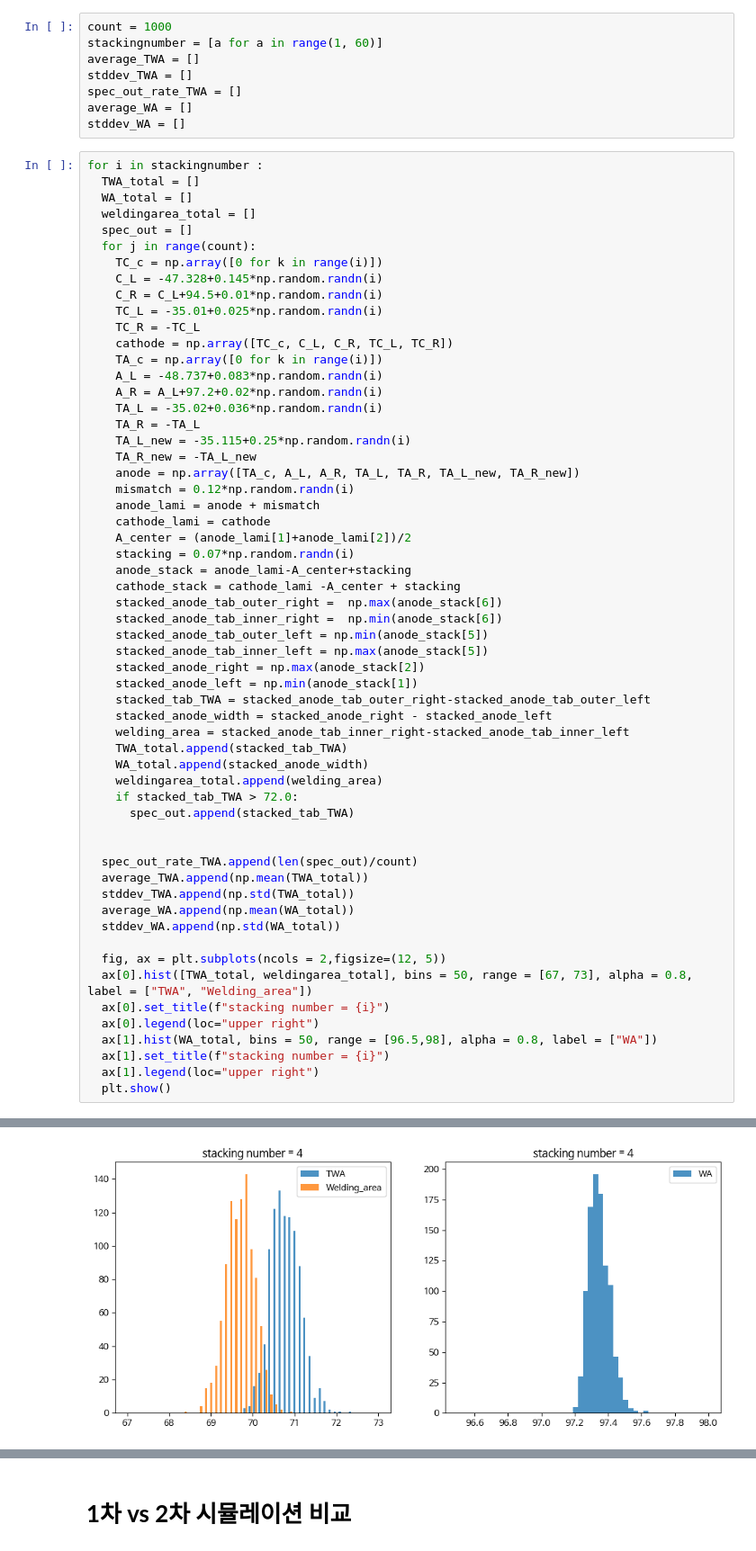
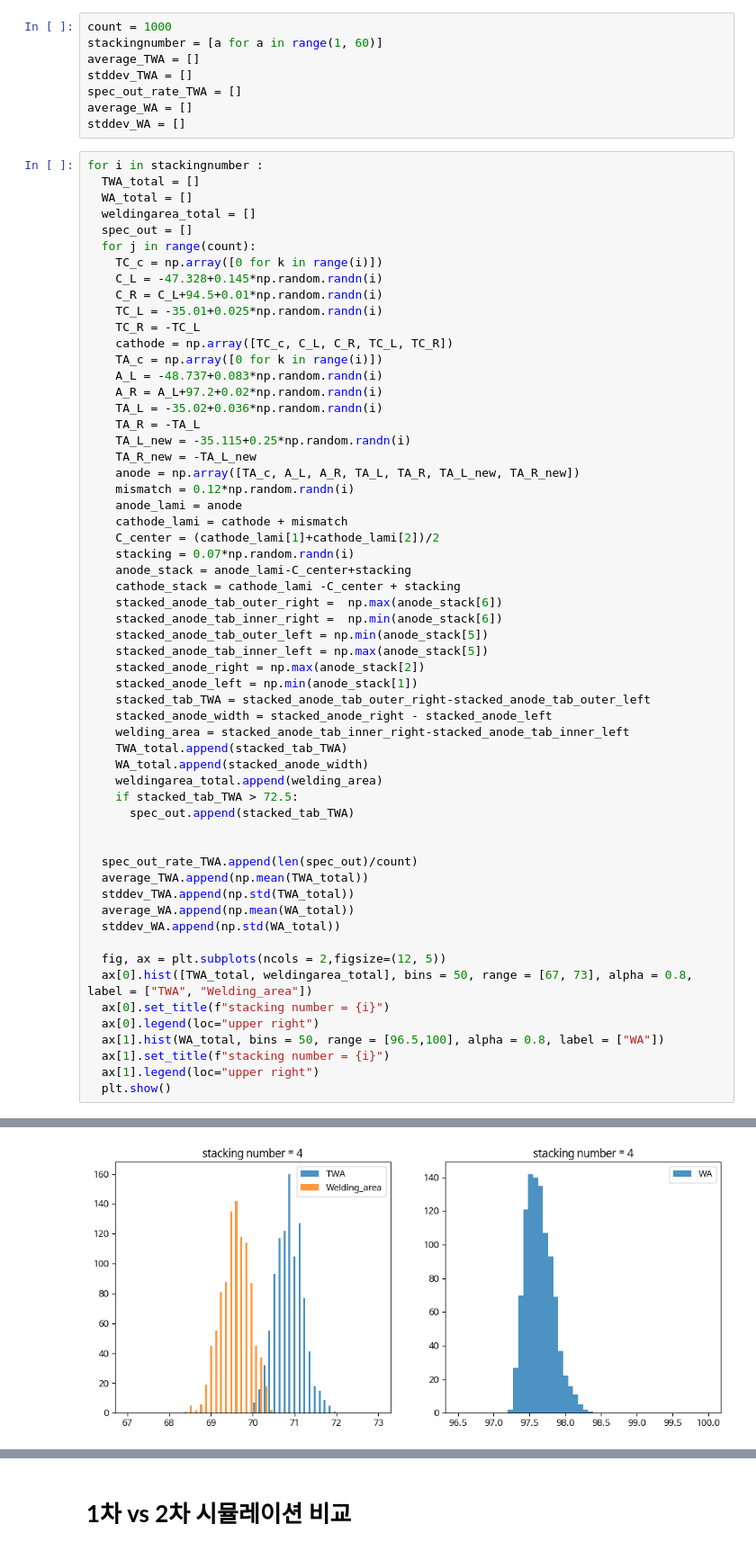
Before and after one commit to mkmin1245/study, a Jupyter notebook: 스택셀탭폭시뮬레이션_최종.ipynb, the cells around one changed output, grey strips where cells are left out. Shown at 90% size. Saved outputs shown, nothing was run; the diff lists cells and outputs as text.

```diff
--- a/스택셀탭폭시뮬레이션_최종.ipynb
+++ b/스택셀탭폭시뮬레이션_최종.ipynb
@@ -137,12 +131,12 @@ for i in stackingnumber :
     TA_R_new = -TA_L_new
     anode = np.array([TA_c, A_L, A_R, TA_L, TA_R, TA_L_new, TA_R_new])
     mismatch = 0.12*np.random.randn(i)
-    anode_lami = anode + mismatch
-    cathode_lami = cathode
-    A_center = (anode_lami[1]+anode_lami[2])/2
+    anode_lami = anode
+    cathode_lami = cathode + mismatch
+    C_center = (cathode_lami[1]+cathode_lami[2])/2
     stacking = 0.07*np.random.randn(i)
-    anode_stack = anode_lami-A_center+stacking
-    cathode_stack = cathode_lami -A_center + stacking
+    anode_stack = anode_lami-C_center+stacking
+    cathode_stack = cathode_lami -C_center + stacking
     stacked_anode_tab_outer_right =  np.max(anode_stack[6])
     stacked_anode_tab_inner_right =  np.min(anode_stack[6])
     stacked_anode_tab_outer_left = np.min(anode_stack[5])
@@ -155,7 +149,7 @@ for i in stackingnumber :
     TWA_total.append(stacked_tab_TWA)
     WA_total.append(stacked_anode_width)
     weldingarea_total.append(welding_area)
-    if stacked_tab_TWA > 72.0:
+    if stacked_tab_TWA > 72.5:
       spec_out.append(stacked_tab_TWA)
 
 
@@ -169,7 +163,7 @@ for i in stackingnumber :
   ax[0].hist([TWA_total, weldingarea_total], bins = 50, range = [67, 73], alpha = 0.8, label = ["TWA", "Welding_area"])
   ax[0].set_title(f"stacking number = {i}")
   ax[0].legend(loc="upper right")
-  ax[1].hist(WA_total, bins = 50, range = [96.5,98], alpha = 0.8, label = ["WA"])
+  ax[1].hist(WA_total, bins = 50, range = [96.5,100], alpha = 0.8, label = ["WA"])
   ax[1].set_title(f"stacking number = {i}")
   ax[1].legend(loc="upper right")
   plt.show()
@@ -180 +174 @@ for i in stackingnumber :
-[figure, old version]
+[figure, new version]
```
Also changed, not shown: parts of 8 cells of this notebook.
